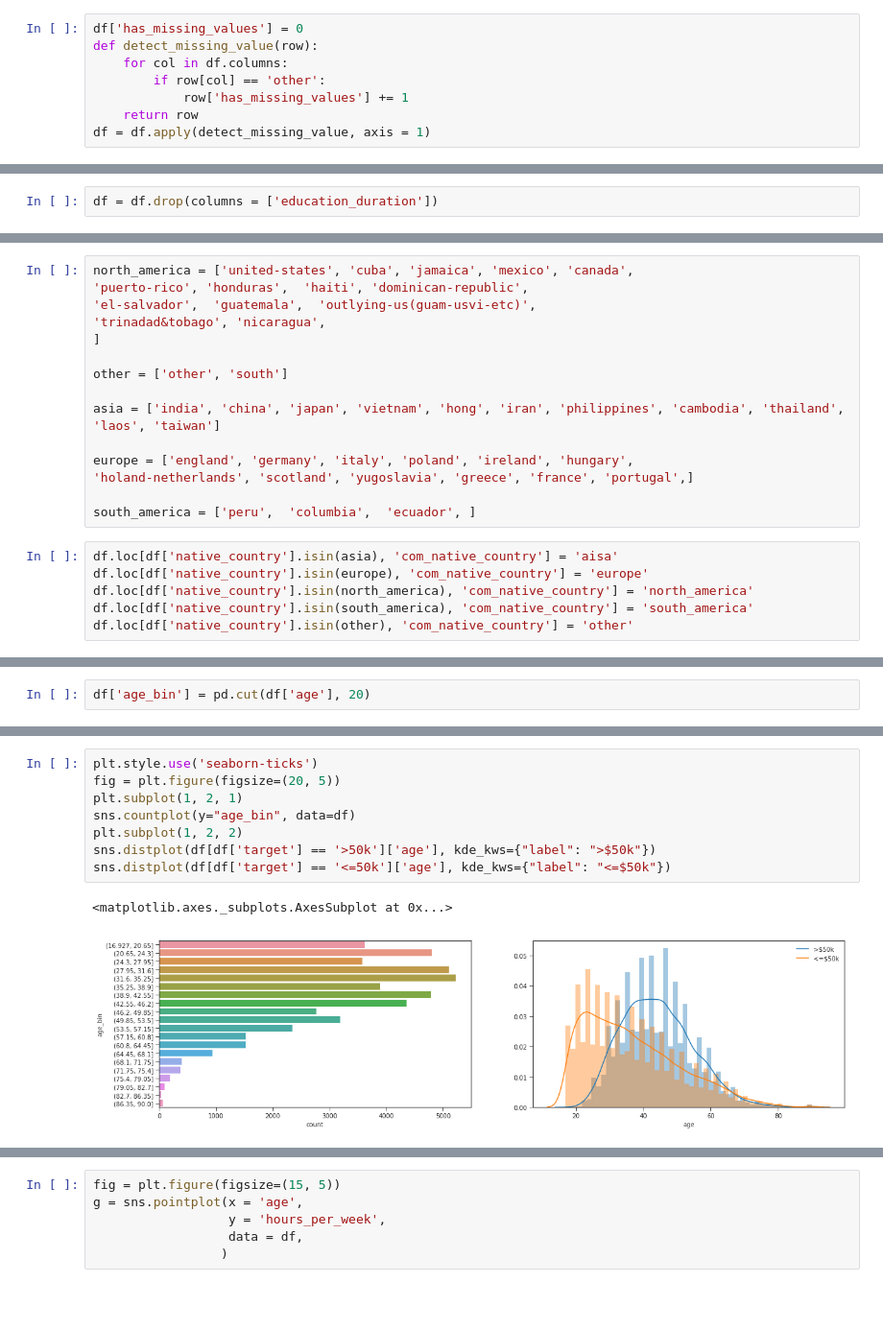
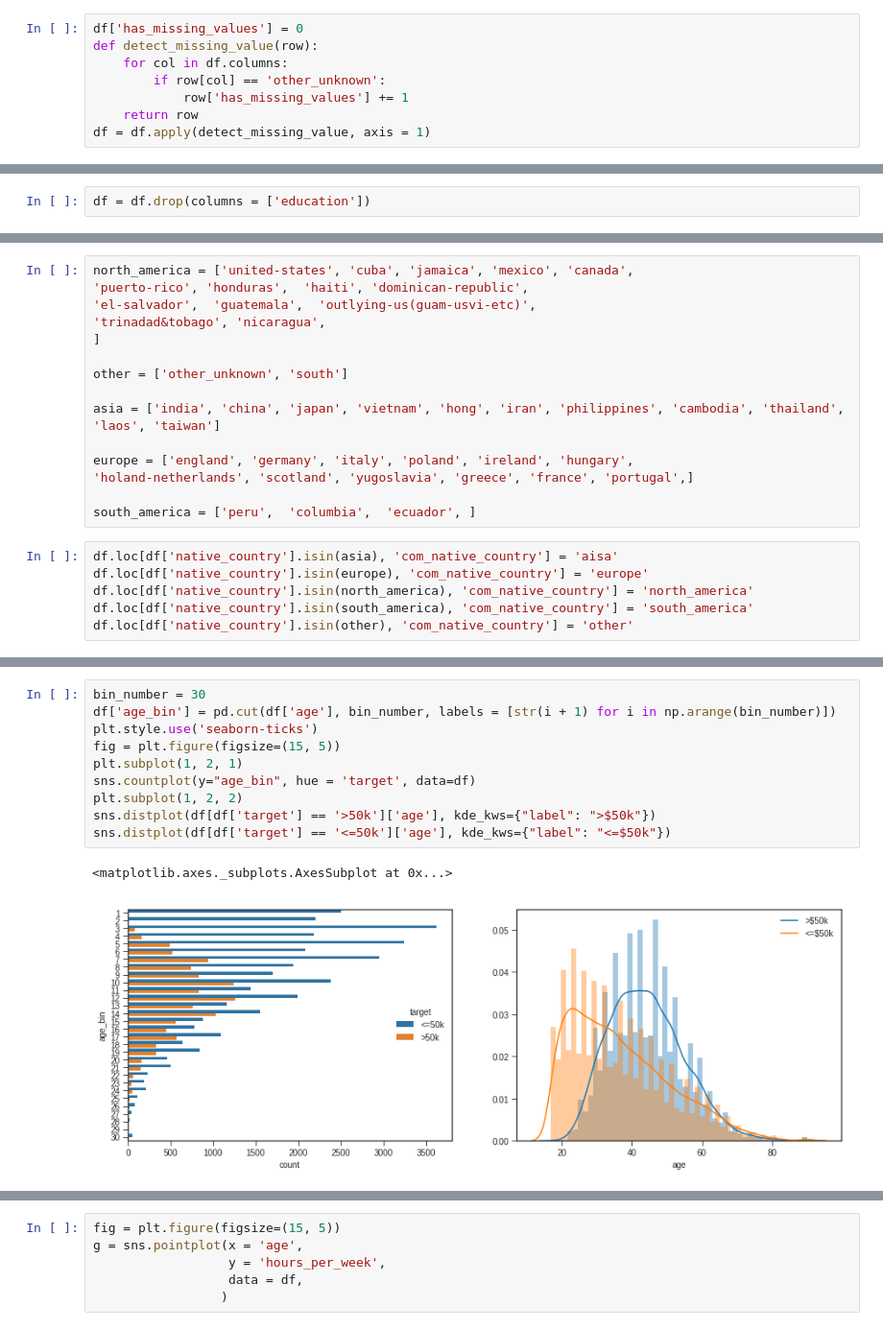
Before and after one commit to basselkassem/predict_income_potential, a Jupyter notebook: feature_engineering.ipynb, the cells around one changed output, grey strips where cells are left out. Shown: that part at 96% size. Cells and saved outputs as stored; diff of their text form; blank space fills up the shorter version.

```diff
--- a/feature_engineering.ipynb
+++ b/feature_engineering.ipynb
@@ -155,7 +163,7 @@ This feature indicates how missing values each row has
 df['has_missing_values'] = 0
 def detect_missing_value(row):
     for col in df.columns:
-        if row[col] == 'other':
+        if row[col] == 'other_unknown':
             row['has_missing_values'] += 1
     return row
 df = df.apply(detect_missing_value, axis = 1)
@@ -177,4 +186,4 @@ Corr between has_missing_values and the target:  570.2245452953478
 # %%
-df = df.drop(columns = ['education_duration'])
+df = df.drop(columns = ['education'])
 # %% [markdown]
 ## Combine categorical levels
@@ -222,7 +231,7 @@ north_america = ['united-states', 'cuba', 'jamaica', 'mexico', 'canada',
 'trinadad&tobago', 'nicaragua',
 ]
 
-other = ['other', 'south']
+other = ['other_unknown', 'south']
 
 asia = ['india', 'china', 'japan', 'vietnam', 'hong', 'iran', 'philippines', 'cambodia', 'thailand', 'laos', 'taiwan']
 
@@ -247,2 +257,0 @@ Corr between com_native_country and the target:  2.52509078735156
-# %%
-df['age_bin'] = pd.cut(df['age'], 20)
@@ -249,11 +263,13 @@ df['age_bin'] = pd.cut(df['age'], 20)
 # %%
+bin_number = 30
+df['age_bin'] = pd.cut(df['age'], bin_number, labels = [str(i + 1) for i in np.arange(bin_number)])
 plt.style.use('seaborn-ticks')
-fig = plt.figure(figsize=(20, 5))
+fig = plt.figure(figsize=(15, 5))
 plt.subplot(1, 2, 1)
-sns.countplot(y="age_bin", data=df)
+sns.countplot(y="age_bin", hue = 'target', data=df)
 plt.subplot(1, 2, 2)
 sns.distplot(df[df['target'] == '>50k']['age'], kde_kws={"label": ">$50k"})
 sns.distplot(df[df['target'] == '<=50k']['age'], kde_kws={"label": "<=$50k"})
 # %% [output]
 <matplotlib.axes._subplots.AxesSubplot at 0x...>
-[figure, old version]
+[figure, new version]
```
Also changed, not shown: parts of 73 cells of this notebook.
